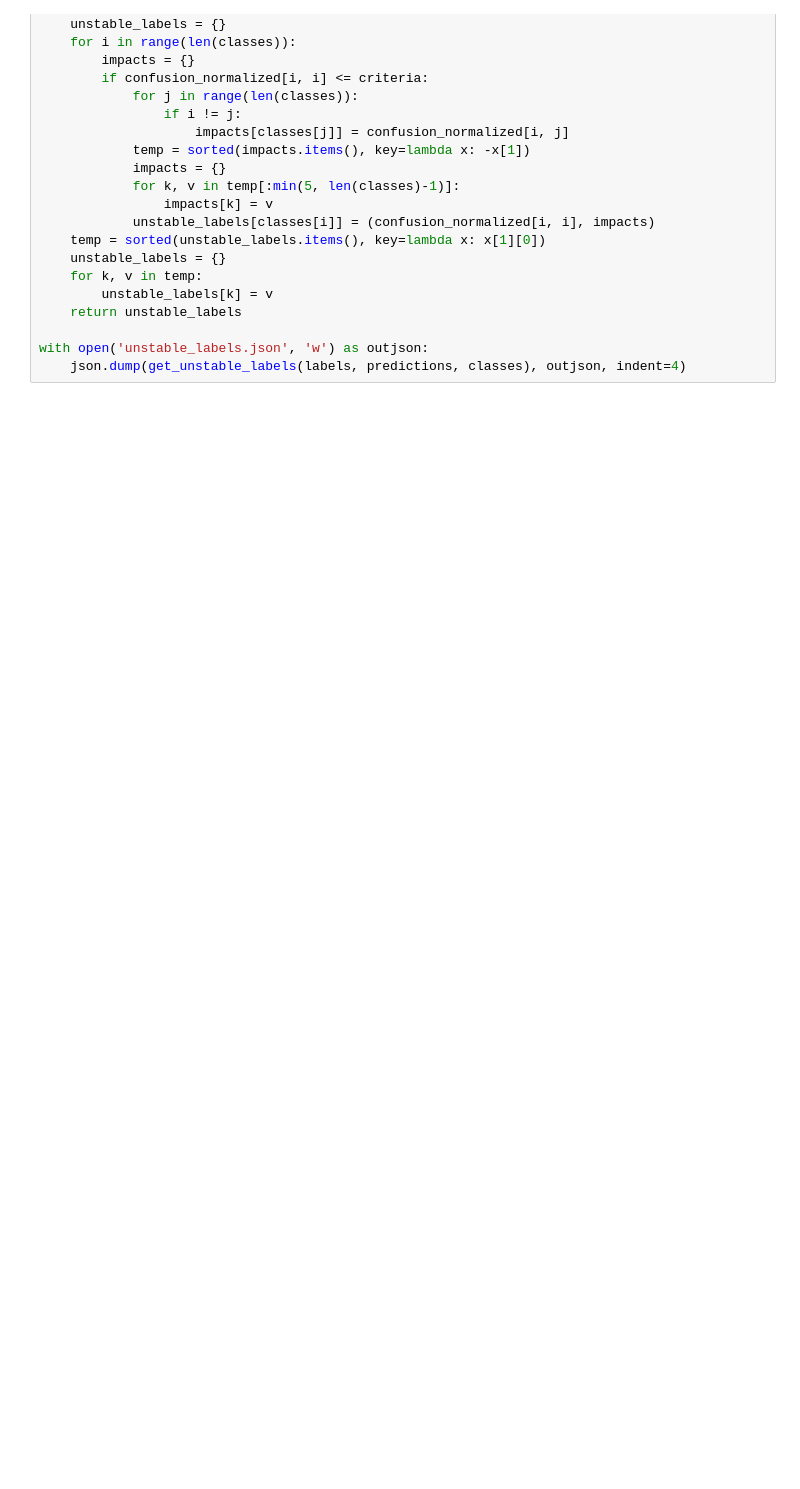
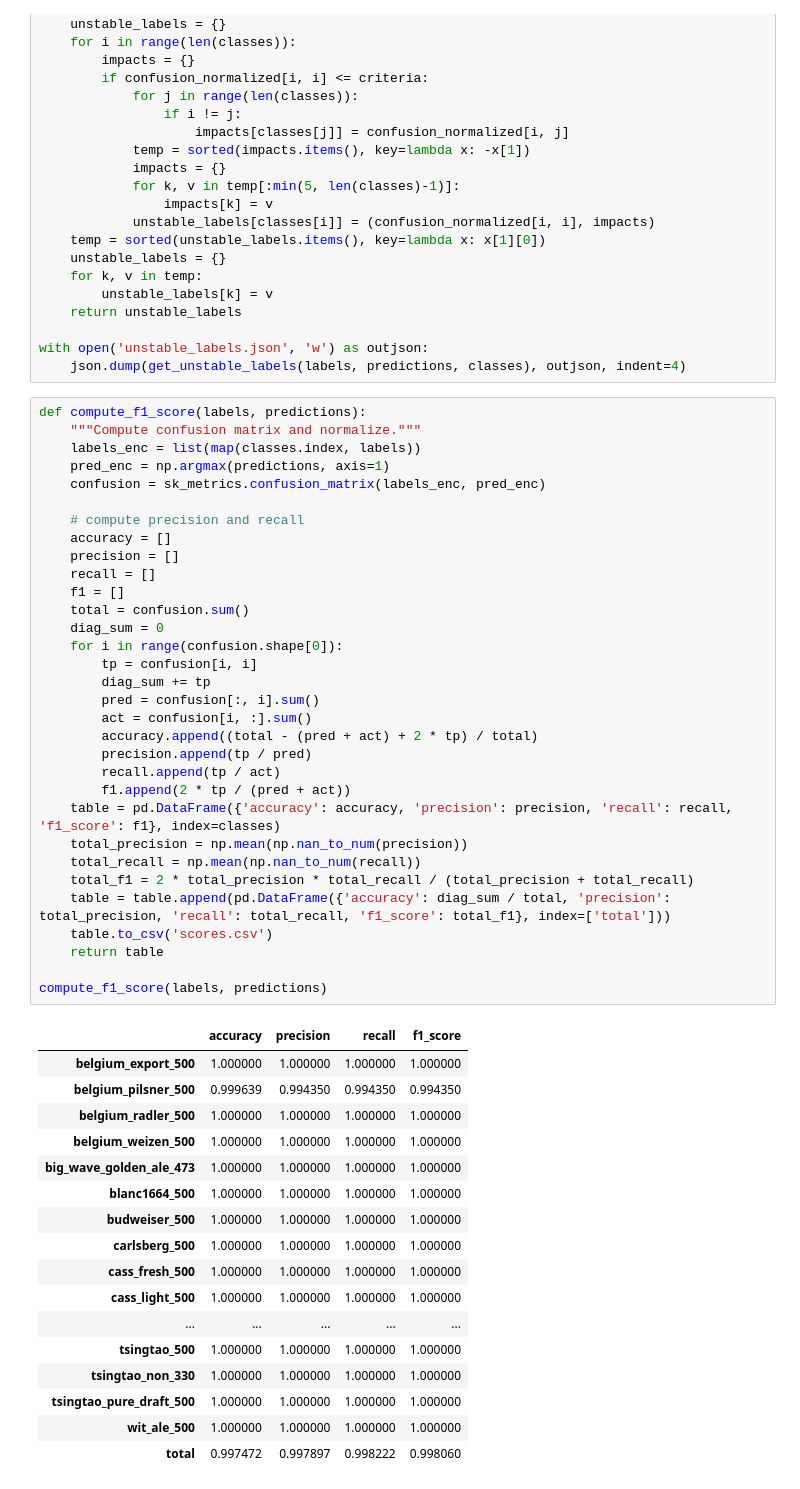
Before and after one commit to jinoan/DL_Note, a Jupyter notebook: confusion_matrix.ipynb, the cells around one changed output. Cells and saved outputs as stored; diff of their text form; blank space fills up the shorter version.

```diff
--- a/confusion_matrix.ipynb
+++ b/confusion_matrix.ipynb
@@ -120,6 +120,56 @@ def get_unstable_labels(labels, predictions, classes, criteria=0.95):
 
 with open('unstable_labels.json', 'w') as outjson:
     json.dump(get_unstable_labels(labels, predictions, classes), outjson, indent=4)
+# %%
+def compute_f1_score(labels, predictions):
+    """Compute confusion matrix and normalize."""
+    labels_enc = list(map(classes.index, labels))
+    pred_enc = np.argmax(predictions, axis=1)
+    confusion = sk_metrics.confusion_matrix(labels_enc, pred_enc)
+
+    # compute precision and recall
+    accuracy = []
+    precision = []
+    recall = []
+    f1 = []
+    total = confusion.sum()
+    diag_sum = 0
+    for i in range(confusion.shape[0]):
+        tp = confusion[i, i]
+        diag_sum += tp
+        pred = confusion[:, i].sum()
+        act = confusion[i, :].sum()
+        accuracy.append((total - (pred + act) + 2 * tp) / total)
+        precision.append(tp / pred)
+        recall.append(tp / act)
+        f1.append(2 * tp / (pred + act))
+    table = pd.DataFrame({'accuracy': accuracy, 'precision': precision, 'recall': recall, 'f1_score': f1}, index=classes)
+    total_precision = np.mean(np.nan_to_num(precision))
+    total_recall = np.mean(np.nan_to_num(recall))
+    total_f1 = 2 * total_precision * total_recall / (total_precision + total_recall)
+    table = table.append(pd.DataFrame({'accuracy': diag_sum / total, 'precision': total_precision, 'recall': total_recall, 'f1_score': total_f1}, index=['total']))
+    table.to_csv('scores.csv')
+    return table
+
+compute_f1_score(labels, predictions)
+# %% [output]
+|  | accuracy | precision | recall | f1_score |
+| belgium_export_500 | 1.000000 | 1.000000 | 1.000000 | 1.000000 |
+| belgium_pilsner_500 | 0.999639 | 0.994350 | 0.994350 | 0.994350 |
+| belgium_radler_500 | 1.000000 | 1.000000 | 1.000000 | 1.000000 |
+| belgium_weizen_500 | 1.000000 | 1.000000 | 1.000000 | 1.000000 |
+| big_wave_golden_ale_473 | 1.000000 | 1.000000 | 1.000000 | 1.000000 |
+| blanc1664_500 | 1.000000 | 1.000000 | 1.000000 | 1.000000 |
+| budweiser_500 | 1.000000 | 1.000000 | 1.000000 | 1.000000 |
+| carlsberg_500 | 1.000000 | 1.000000 | 1.000000 | 1.000000 |
+| cass_fresh_500 | 1.000000 | 1.000000 | 1.000000 | 1.000000 |
+| cass_light_500 | 1.000000 | 1.000000 | 1.000000 | 1.000000 |
+| ... | ... | ... | ... | ... |
+| tsingtao_500 | 1.000000 | 1.000000 | 1.000000 | 1.000000 |
+| tsingtao_non_330 | 1.000000 | 1.000000 | 1.000000 | 1.000000 |
+| tsingtao_pure_draft_500 | 1.000000 | 1.000000 | 1.000000 | 1.000000 |
+| wit_ale_500 | 1.000000 | 1.000000 | 1.000000 | 1.000000 |
+| total | 0.997472 | 0.997897 | 0.998222 | 0.998060 |
 # %%
 def show_confusion_matrix(labels, predictions):
     """Compute confusion matrix and normalize."""
```
Also changed, not shown: parts of 5 cells of this notebook.
